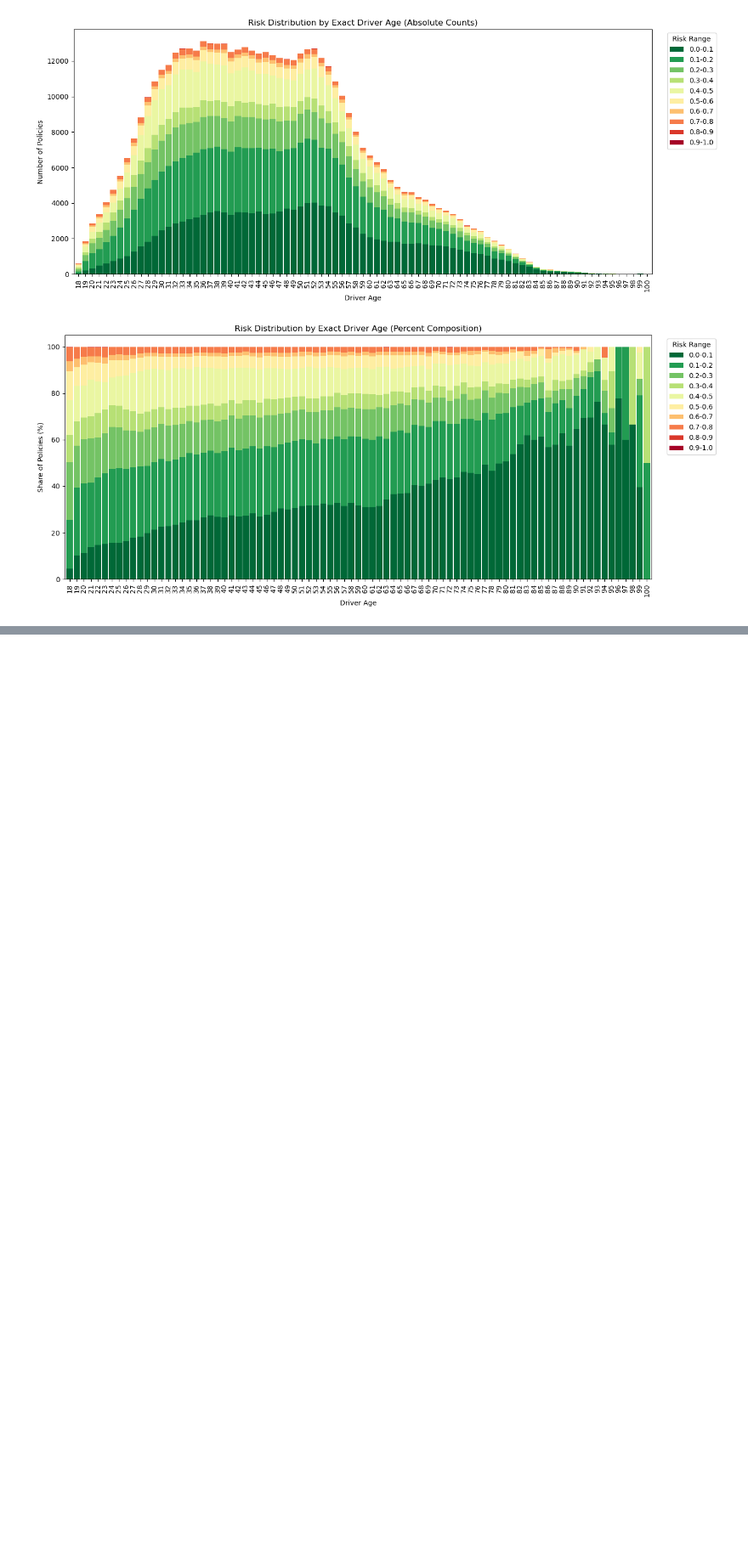
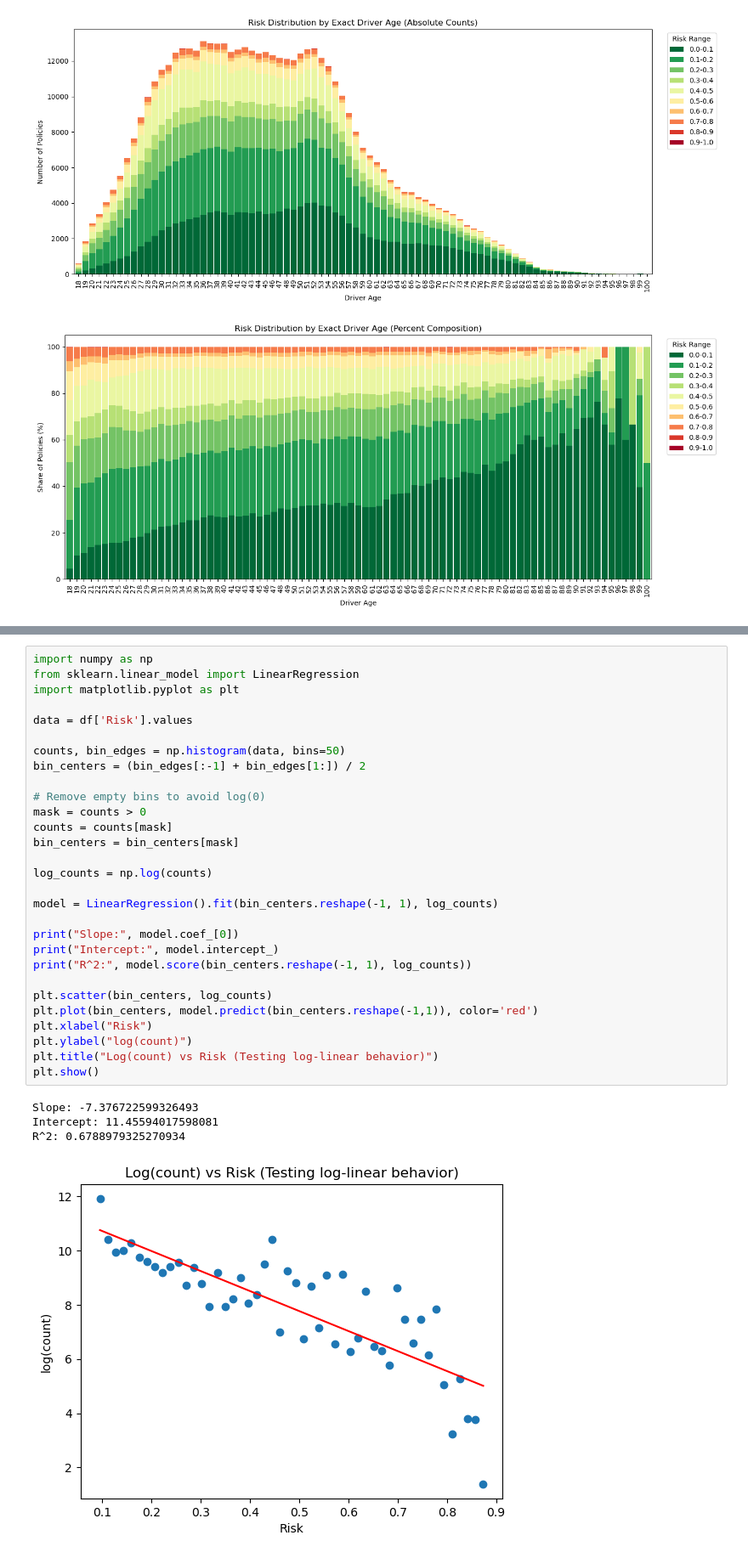
Before and after one commit to TheFreeMan21/machine-n-learnings-inc, a Jupyter notebook: plots.ipynb, the cells around one changed output, grey strips where cells are left out. Shown at 85% size. Saved outputs shown, nothing was run; the diff lists cells and outputs as text; blank space fills up the shorter version.

Commit message:
extra plots

```diff
--- a/plots.ipynb
+++ b/plots.ipynb
@@ -353,0 +356,34 @@ plt.show()
+# %%
+import numpy as np
+from sklearn.linear_model import LinearRegression
+import matplotlib.pyplot as plt
+
+data = df['Risk'].values
+
+counts, bin_edges = np.histogram(data, bins=50)
+bin_centers = (bin_edges[:-1] + bin_edges[1:]) / 2
+
+# Remove empty bins to avoid log(0)
+mask = counts > 0
+counts = counts[mask]
+bin_centers = bin_centers[mask]
+
+log_counts = np.log(counts)
+
+model = LinearRegression().fit(bin_centers.reshape(-1, 1), log_counts)
+
+print("Slope:", model.coef_[0])
+print("Intercept:", model.intercept_)
+print("R^2:", model.score(bin_centers.reshape(-1, 1), log_counts))
+
+plt.scatter(bin_centers, log_counts)
+plt.plot(bin_centers, model.predict(bin_centers.reshape(-1,1)), color='red')
+plt.xlabel("Risk")
+plt.ylabel("log(count)")
+plt.title("Log(count) vs Risk (Testing log-linear behavior)")
+plt.show()
+# %% [output]
+Slope: -7.376722599326493
+Intercept: 11.45594017598081
+R^2: 0.6788979325270934
+[figure, added]
```
Also changed, not shown: parts of 1 cell of this notebook.
